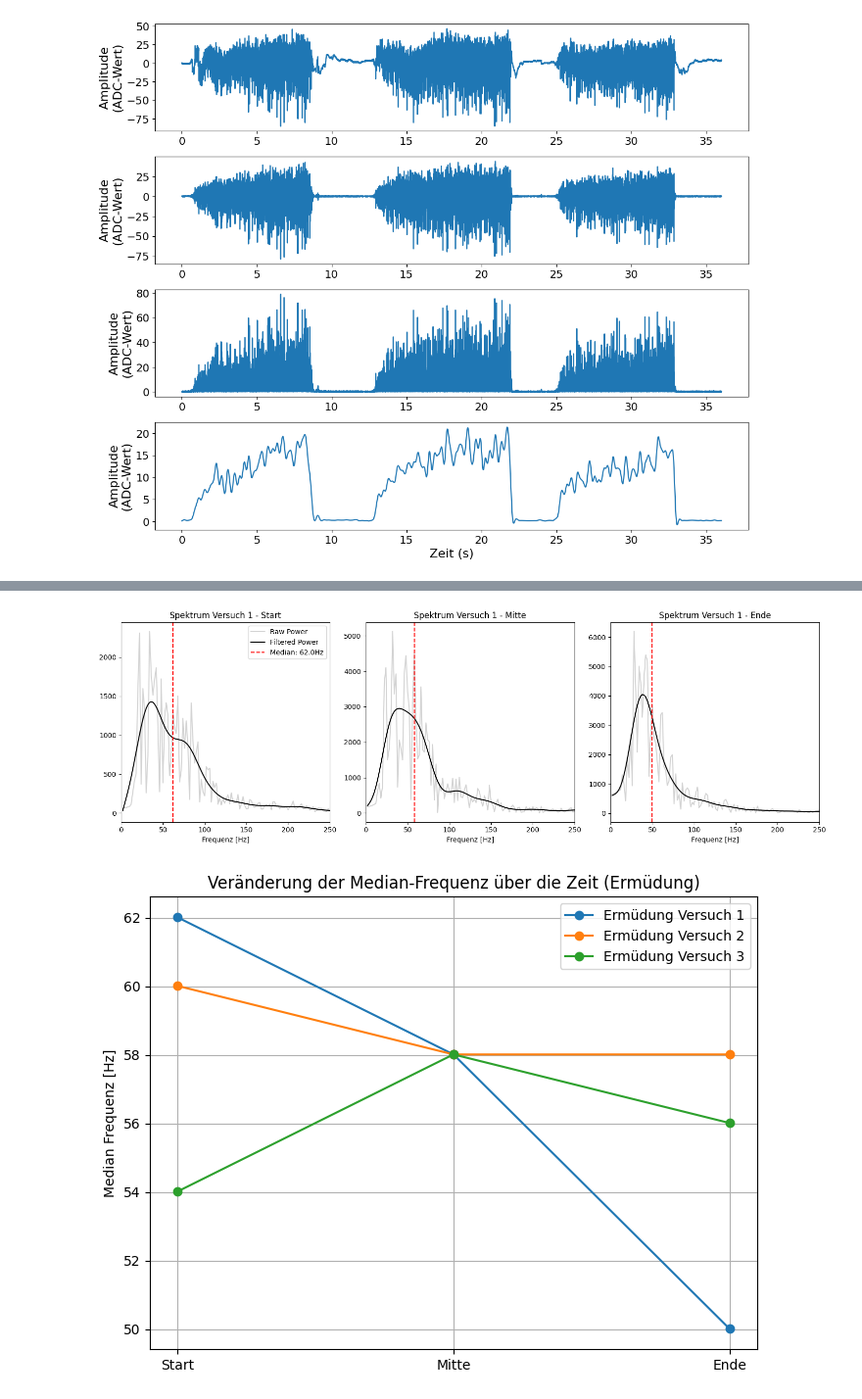
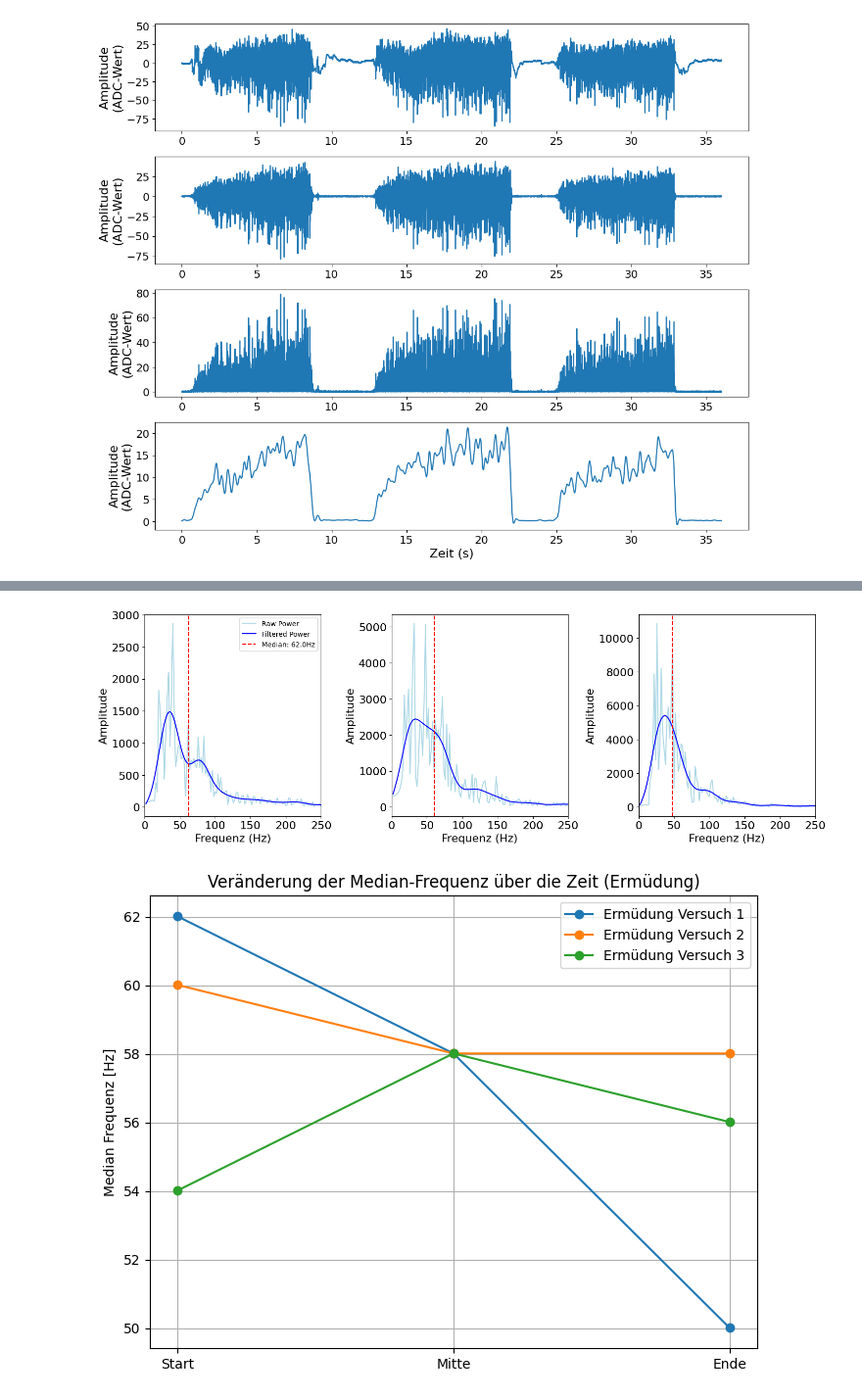
Before and after one commit to MaierElias/Labor_Biosignalverarbeitung, a Jupyter notebook: Labor_3/data_analysis/MainCode3.ipynb, the cells around one changed output, grey strips where cells are left out. Shown at 98% size. Saved outputs shown, nothing was run; the diff lists cells and outputs as text; code cells hidden in the pictures.

```diff
--- a/Labor_3/data_analysis/MainCode3.ipynb
+++ b/Labor_3/data_analysis/MainCode3.ipynb
@@ -91,25 +87,3 @@ plt.savefig("filtered_mvc.png")
 # %% [output]
 Abtastrate: 2428.5476210315805 Hz
 [figure]
-# %%
-# --- PLOT WEIGHTS: Weight1, Weight2, Weight3 in separate subplots
-%matplotlib inline
-
-# Read individual files (skip header/footer similar to import_data)
-col_names = ['emg', 't']
-w1 = pd.read_csv('Weight1.csv', sep=';', names=col_names, skiprows=50, skipfooter=50, engine='python')
-w2 = pd.read_csv('Weight2.csv', sep=';', names=col_names, skiprows=50, skipfooter=50, engine='python')
-w3 = pd.read_csv('Weight3.csv', sep=';', names=col_names, skiprows=50, skipfooter=50, engine='python')
-
-plt.figure(figsize=(10, 8))
-for i, (w, title) in enumerate(zip([w1, w2, w3], ['Weight1', 'Weight2', 'Weight3']), start=1):
-    plt.subplot(3, 1, i)
-    plt.plot(w['t'], w['emg'], color='C{}'.format(i-1))
-    plt.title(title)
-    plt.xlabel('Zeit [s]')
-    plt.ylabel('Amplitude (ADC)')
-    plt.grid(True)
-
-plt.tight_layout()
-plt.savefig('weights_individual.png')
-plt.show()
@@ -132,8 +104,8 @@ skip_selection = True
 if not skip_selection:
     mvc_s, mvc_e, w_s, w_e, f_s, f_e = l3f.get_bursts(mvc_filt, weight_filt, fatigue_filt)
 else:
-    mvc_s, mvc_e = [2100, 31423, 61164], [20982, 53172, 79695]
-    w_s, w_e = [2987, 33856, 75679], [21494, 53180, 81753]
-    f_s, f_e = [4025, 83458, 167725], [67225,145514, 226610]
+    mvc_s, mvc_e = [ 2133, 31392, 61074], [20757, 53245, 79820]
+    w_s, w_e =[ 2913, 33890, 61419],[21606, 53247, 86473]
+    f_s, f_e = [  3792, 83375, 167512], [ 66240, 145708, 226896]
 
 plt.close('all')
@@ -230,39 +221,41 @@ for i in range(3): # Über die 3 Ermüdungs-Versuche (Fatigue1, Fatigue2, Fatigu
         # 0.5s Segment isolieren
         segment = fatigue_filt[idx : idx + window_samples]
 
         # Power Spectrum berechnen
         power, freqs = l3f.get_power(segment, fs)
 
         # Spektrum glätten (Lowpass 40 Hz)
         # Wir nutzen hier die gleiche Lowpass Funktion, aber auf das Power-Signal angewendet
         power_smooth = butter_lowpass(power, 40, fs=len(power)*2, order=4)
         power_smooth = signal.filtfilt(*signal.butter(4, 0.1), power)
 
         # Median Frequenz berechnen (Code aus Angabe)
         area_freq = scipy.integrate.cumulative_trapezoid(power_smooth, freqs, initial=0)
         total_power = area_freq[-1]
 
         # Finde Index wo Fläche zur Hälfte voll ist
         idx_median = np.where(area_freq >= total_power / 2 )[0][0]
         med_freq = freqs[idx_median]
 
         median_freq_results[i, k] = med_freq
 
         # Plotten für den ersten Versuch (Aufgabe 6)
         if i == 0:
             plt.subplot(1, 3, k+1)
-            plt.plot(freqs, power, color='lightgray', label='Raw Power')
-            plt.plot(freqs, power_smooth, color='black', label='Filtered Power')
+            plt.plot(freqs, power, color='lightblue', label='Raw Power')
+            plt.plot(freqs, power_smooth, color='blue', label='Filtered Power')
             plt.axvline(med_freq, color='red', linestyle='--', label=f'Median: {med_freq:.1f}Hz')
-            plt.title(f'Spektrum Versuch 1 - {labels[k]}')
-            plt.xlabel('Frequenz [Hz]')
+            plt.xlabel('Frequenz (Hz)', fontsize=16)
+            plt.ylabel('Amplitude', fontsize=16)
+            plt.xticks(fontsize=16)
+            plt.yticks(fontsize=16)
             if k==0: plt.legend()
-            plt.xlim(0, 250) # Meistens ist über 250Hz wenig los
+            plt.xlim(0, 250)
 
 plt.tight_layout()
 plt.show()
 # %% [output]
-[figure, old version]
+[figure, new version]
 # %%
 # Median-Frequenz über die Zeit (Aufgabe 8)
 # Plot der Veränderung der Medianfrequenz für alle 3 Versuche.
```
Also changed, not shown: parts of 4 cells of this notebook, 5 other files.
